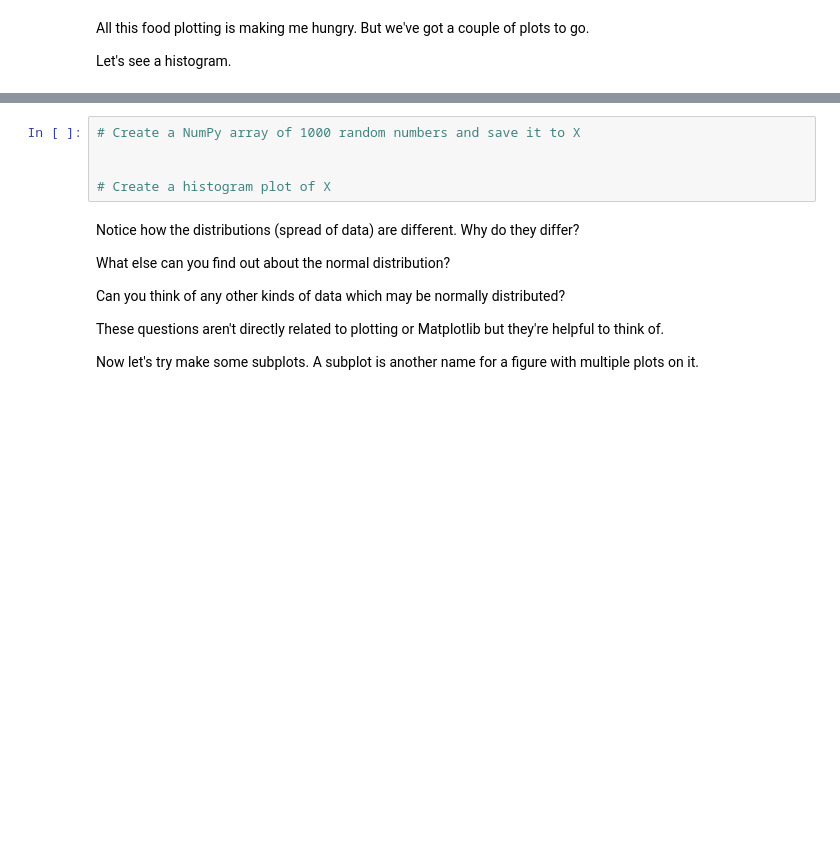
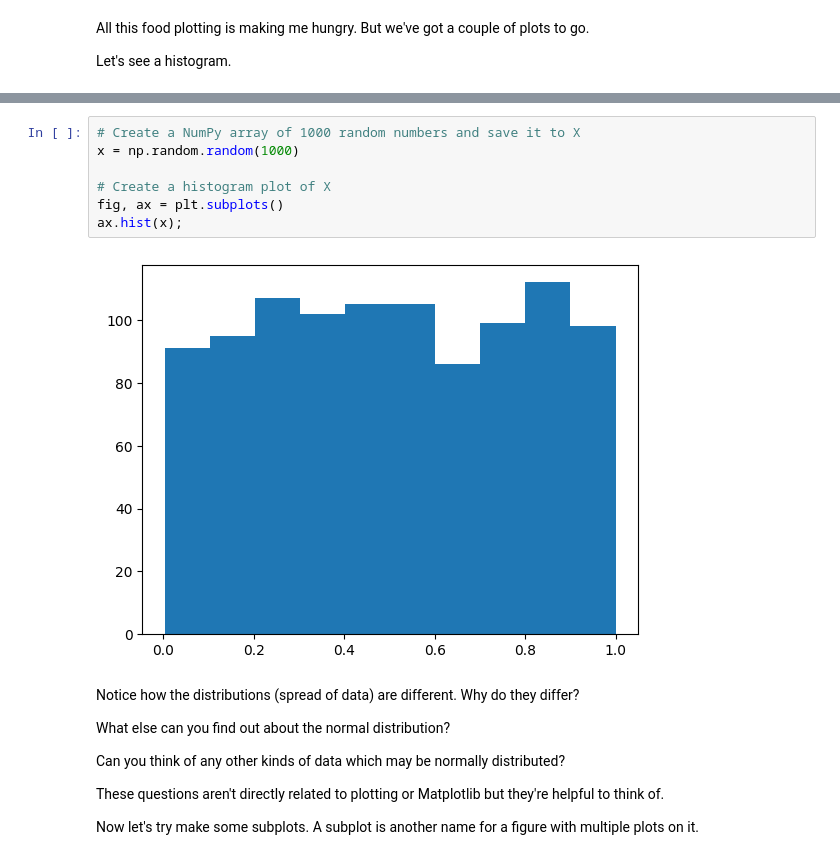
Before and after one commit to suniltadepalli/matplotlib, a Jupyter notebook: matplotlib-exercises.ipynb, the cells around one changed output, grey strips where cells are left out. Cells and saved outputs as stored; diff of their text form; blank space fills up the shorter version.

```diff
--- a/matplotlib-exercises.ipynb
+++ b/matplotlib-exercises.ipynb
@@ -157,8 +161,12 @@ Let's see a histogram.
 # %%
 # Create a NumPy array of 1000 random numbers and save it to X
-
+x = np.random.random(1000)
 
 # Create a histogram plot of X
+fig, ax = plt.subplots()
+ax.hist(x);
+# %% [output]
+[figure, added]
 # %% [markdown]
 Notice how the distributions (spread of data) are different. Why do they differ?
 
```
Also changed, not shown: parts of 4 cells of this notebook.
